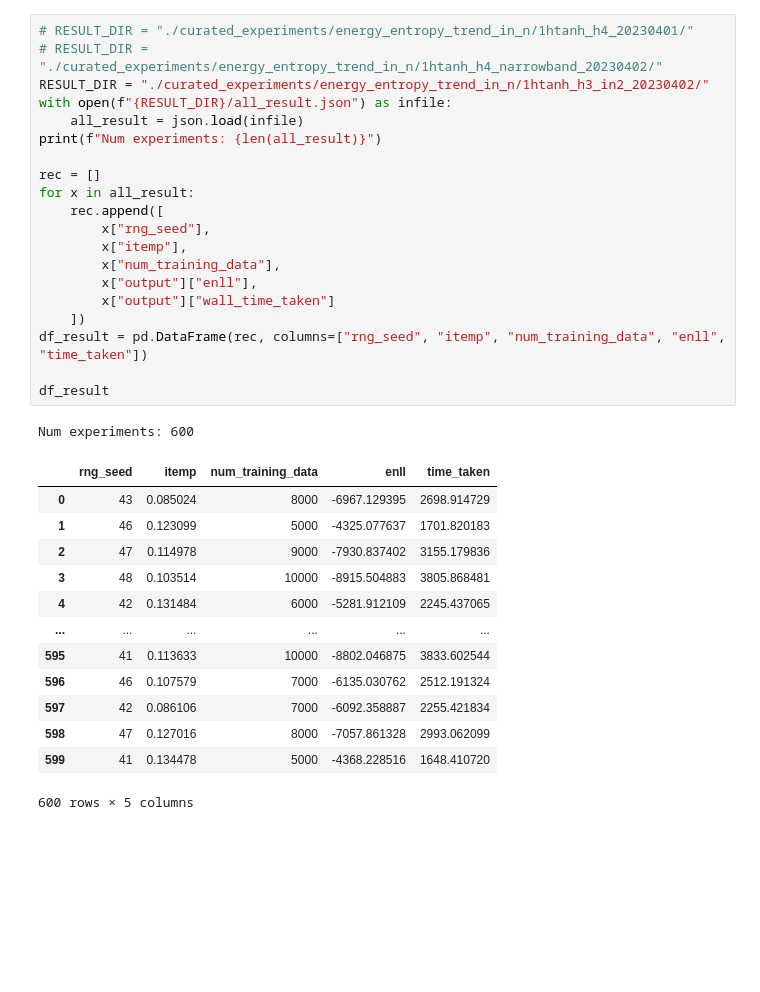
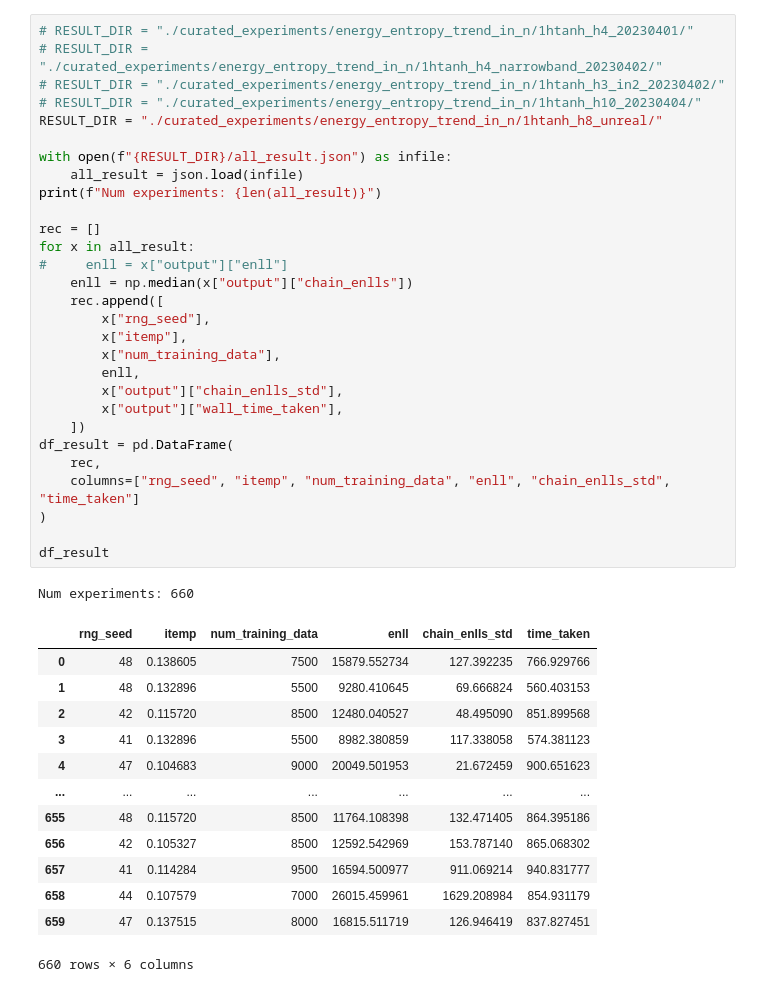
Before and after one commit to edmundlth/phase-transition-in-singular-model-paper, a Jupyter notebook: aggregate_expt_results.ipynb, the cells around one changed output. Cells and saved outputs as stored; diff of their text form; blank space fills up the shorter version.

```diff
--- a/aggregate_expt_results.ipynb
+++ b/aggregate_expt_results.ipynb
@@ -7,35 +23,44 @@ import scipy
 # %%
 # RESULT_DIR = "./curated_experiments/energy_entropy_trend_in_n/1htanh_h4_20230401/"
 # RESULT_DIR = "./curated_experiments/energy_entropy_trend_in_n/1htanh_h4_narrowband_20230402/"
-RESULT_DIR = "./curated_experiments/energy_entropy_trend_in_n/1htanh_h3_in2_20230402/"
+# RESULT_DIR = "./curated_experiments/energy_entropy_trend_in_n/1htanh_h3_in2_20230402/"
+# RESULT_DIR = "./curated_experiments/energy_entropy_trend_in_n/1htanh_h10_20230404/"
+RESULT_DIR = "./curated_experiments/energy_entropy_trend_in_n/1htanh_h8_unreal/"
+
 with open(f"{RESULT_DIR}/all_result.json") as infile:
     all_result = json.load(infile)
 print(f"Num experiments: {len(all_result)}")
 
 rec = []
 for x in all_result:
+#     enll = x["output"]["enll"]
+    enll = np.median(x["output"]["chain_enlls"])
     rec.append([
         x["rng_seed"],
         x["itemp"],
         x["num_training_data"],
-        x["output"]["enll"],
-        x["output"]["wall_time_taken"]
+        enll,
+        x["output"]["chain_enlls_std"],
+        x["output"]["wall_time_taken"],
     ])
-df_result = pd.DataFrame(rec, columns=["rng_seed", "itemp", "num_training_data", "enll", "time_taken"])
+df_result = pd.DataFrame(
+    rec,
+    columns=["rng_seed", "itemp", "num_training_data", "enll", "chain_enlls_std", "time_taken"]
+)
 
 df_result
 # %% [output]
-Num experiments: 600
+Num experiments: 660
-|  | rng_seed | itemp | num_training_data | enll | time_taken |
-| 0 | 43 | 0.085024 | 8000 | -6967.129395 | 2698.914729 |
-| 1 | 46 | 0.123099 | 5000 | -4325.077637 | 1701.820183 |
-| 2 | 47 | 0.114978 | 9000 | -7930.837402 | 3155.179836 |
-| 3 | 48 | 0.103514 | 10000 | -8915.504883 | 3805.868481 |
-| 4 | 42 | 0.131484 | 6000 | -5281.912109 | 2245.437065 |
-| ... | ... | ... | ... | ... | ... |
-| 595 | 41 | 0.113633 | 10000 | -8802.046875 | 3833.602544 |
-| 596 | 46 | 0.107579 | 7000 | -6135.030762 | 2512.191324 |
-| 597 | 42 | 0.086106 | 7000 | -6092.358887 | 2255.421834 |
-| 598 | 47 | 0.127016 | 8000 | -7057.861328 | 2993.062099 |
-| 599 | 41 | 0.134478 | 5000 | -4368.228516 | 1648.410720 |
+|  | rng_seed | itemp | num_training_data | enll | chain_enlls_std | time_taken |
+| 0 | 48 | 0.138605 | 7500 | 15879.552734 | 127.392235 | 766.929766 |
+| 1 | 48 | 0.132896 | 5500 | 9280.410645 | 69.666824 | 560.403153 |
+| 2 | 42 | 0.115720 | 8500 | 12480.040527 | 48.495090 | 851.899568 |
+| 3 | 41 | 0.132896 | 5500 | 8982.380859 | 117.338058 | 574.381123 |
+| 4 | 47 | 0.104683 | 9000 | 20049.501953 | 21.672459 | 900.651623 |
+| ... | ... | ... | ... | ... | ... | ... |
+| 655 | 48 | 0.115720 | 8500 | 11764.108398 | 132.471405 | 864.395186 |
+| 656 | 42 | 0.105327 | 8500 | 12592.542969 | 153.787140 | 865.068302 |
+| 657 | 41 | 0.114284 | 9500 | 16594.500977 | 911.069214 | 940.831777 |
+| 658 | 44 | 0.107579 | 7000 | 26015.459961 | 1629.208984 | 854.931179 |
+| 659 | 47 | 0.137515 | 8000 | 16815.511719 | 126.946419 | 837.827451 |
-600 rows × 5 columns
+660 rows × 6 columns
```
Also changed, not shown: parts of 37 cells of this notebook, 4 other files.
